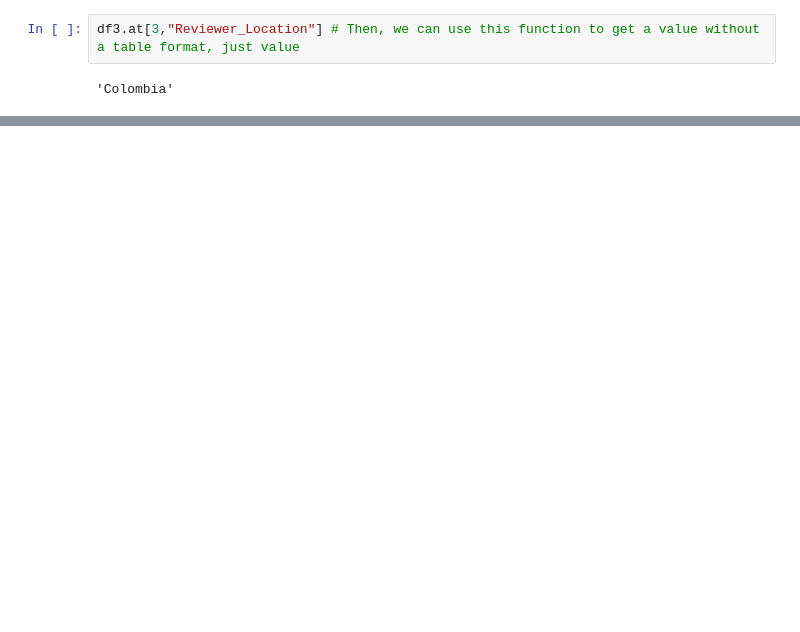
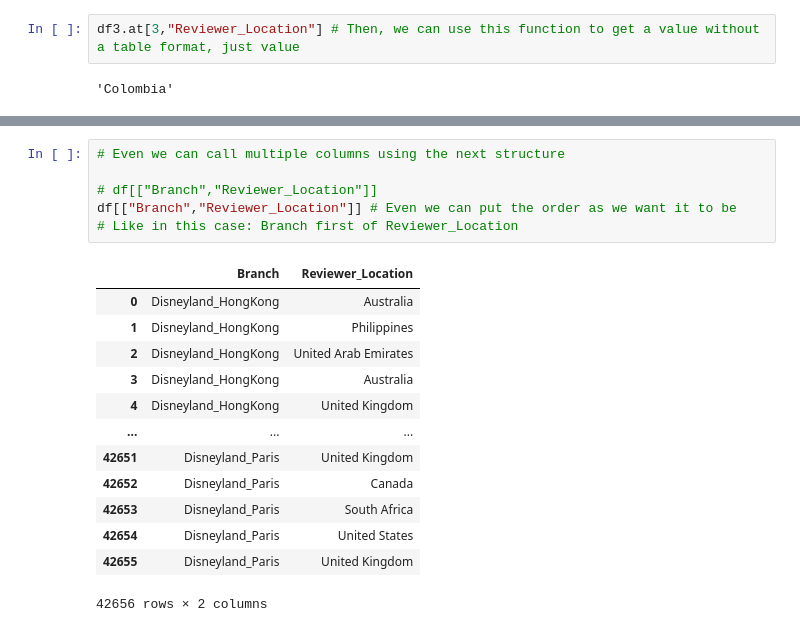
Before and after one commit to 39cam/DataScience, a Jupyter notebook: first_try.ipynb, the cells around one changed output, grey strips where cells are left out. Cells and saved outputs as stored; diff of their text form; blank space fills up the shorter version.

```diff
--- a/first_try.ipynb
+++ b/first_try.ipynb
@@ -195,0 +256,20 @@ df3.iat[3,3] # Its the same way, but using numeric value, we get the value witho
+# %%
+# Even we can call multiple columns using the next structure
+
+# df[["Branch","Reviewer_Location"]]
+df[["Branch","Reviewer_Location"]] # Even we can put the order as we want it to be
+# Like in this case: Branch first of Reviewer_Location
+# %% [output]
+|  | Branch | Reviewer_Location |
+| 0 | Disneyland_HongKong | Australia |
+| 1 | Disneyland_HongKong | Philippines |
+| 2 | Disneyland_HongKong | United Arab Emirates |
+| 3 | Disneyland_HongKong | Australia |
+| 4 | Disneyland_HongKong | United Kingdom |
+| ... | ... | ... |
+| 42651 | Disneyland_Paris | United Kingdom |
+| 42652 | Disneyland_Paris | Canada |
+| 42653 | Disneyland_Paris | South Africa |
+| 42654 | Disneyland_Paris | United States |
+| 42655 | Disneyland_Paris | United Kingdom |
+42656 rows × 2 columns
```
Also changed, not shown: parts of 10 cells of this notebook.
